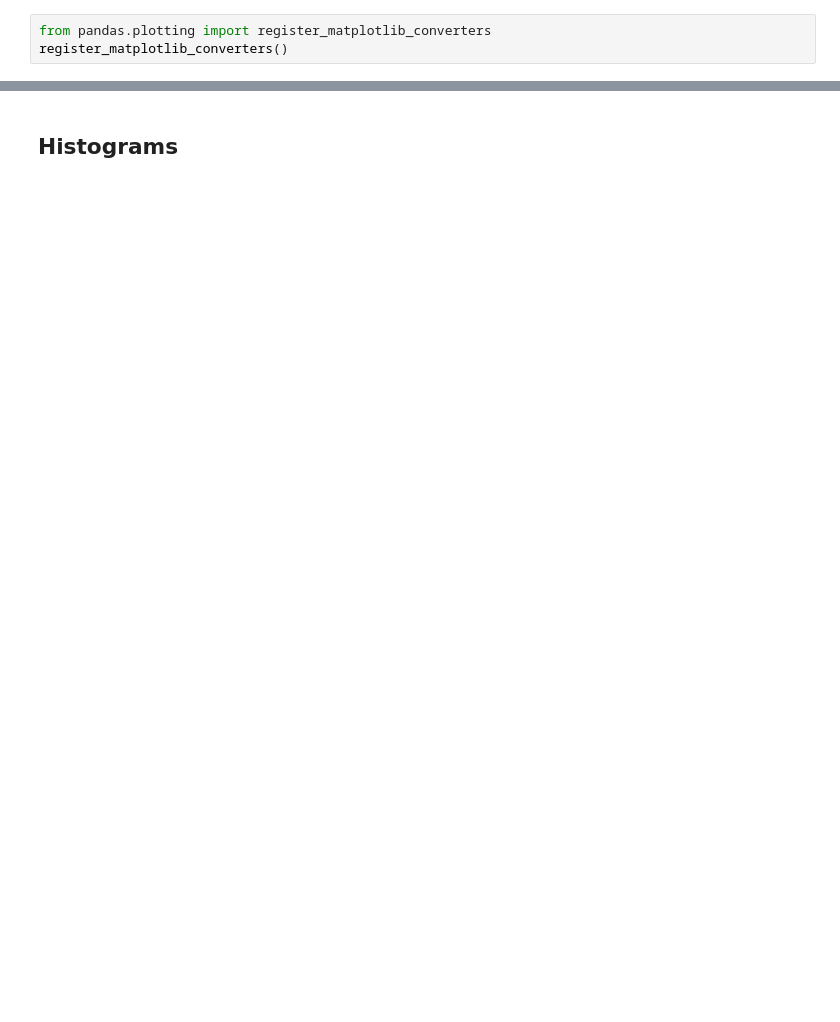
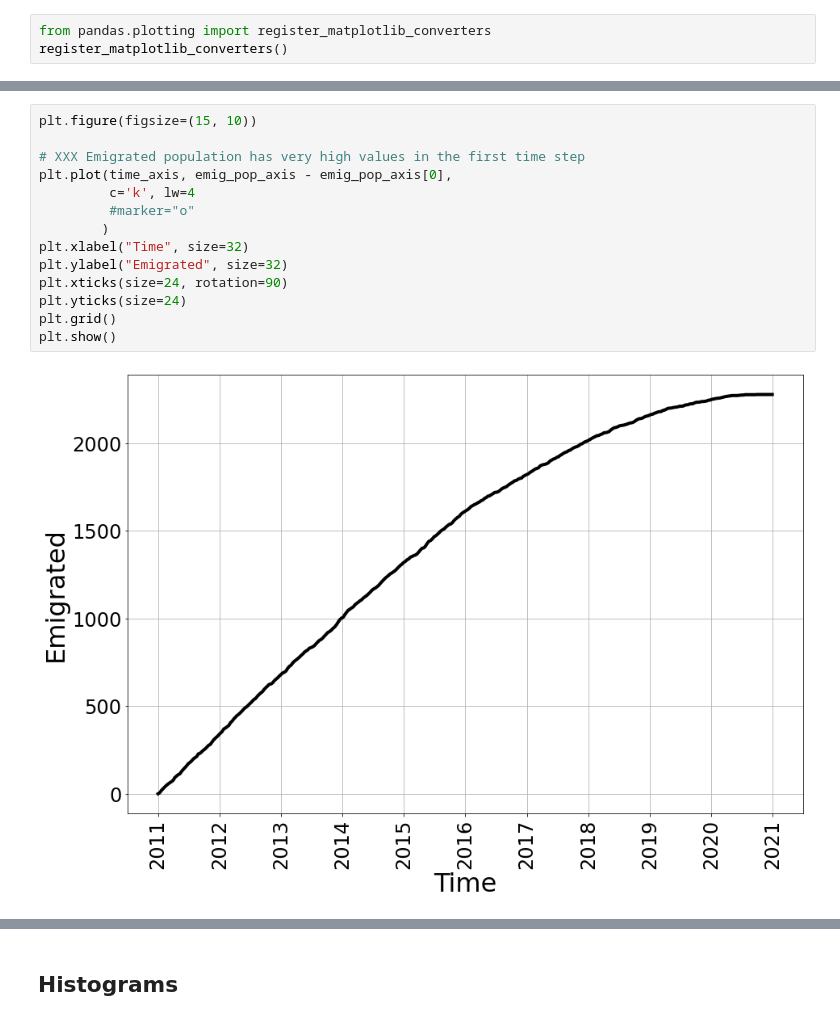
Before and after one commit to ihmeuw/vivarium_public_health, a Jupyter notebook: notebooks/pipeline_005_fertility_mortality_emigration_immigration.ipynb, the cells around one changed output, grey strips where cells are left out. Drawn from its saved outputs; the diff is of its cells as text; blank space fills up the shorter version.

```diff
--- a/notebooks/pipeline_005_fertility_mortality_emigration_immigration.ipynb
+++ b/notebooks/pipeline_005_fertility_mortality_emigration_immigration.ipynb
@@ -290,0 +509,16 @@ register_matplotlib_converters()
+# %%
+plt.figure(figsize=(15, 10))
+
+# XXX Emigrated population has very high values in the first time step
+plt.plot(time_axis, emig_pop_axis - emig_pop_axis[0],
+         c='k', lw=4
+         #marker="o"
+        )
+plt.xlabel("Time", size=32)
+plt.ylabel("Emigrated", size=32)
+plt.xticks(size=24, rotation=90)
+plt.yticks(size=24)
+plt.grid()
+plt.show()
+# %% [output]
+[figure, added]
```
Also changed, not shown: parts of 36 cells of this notebook.
